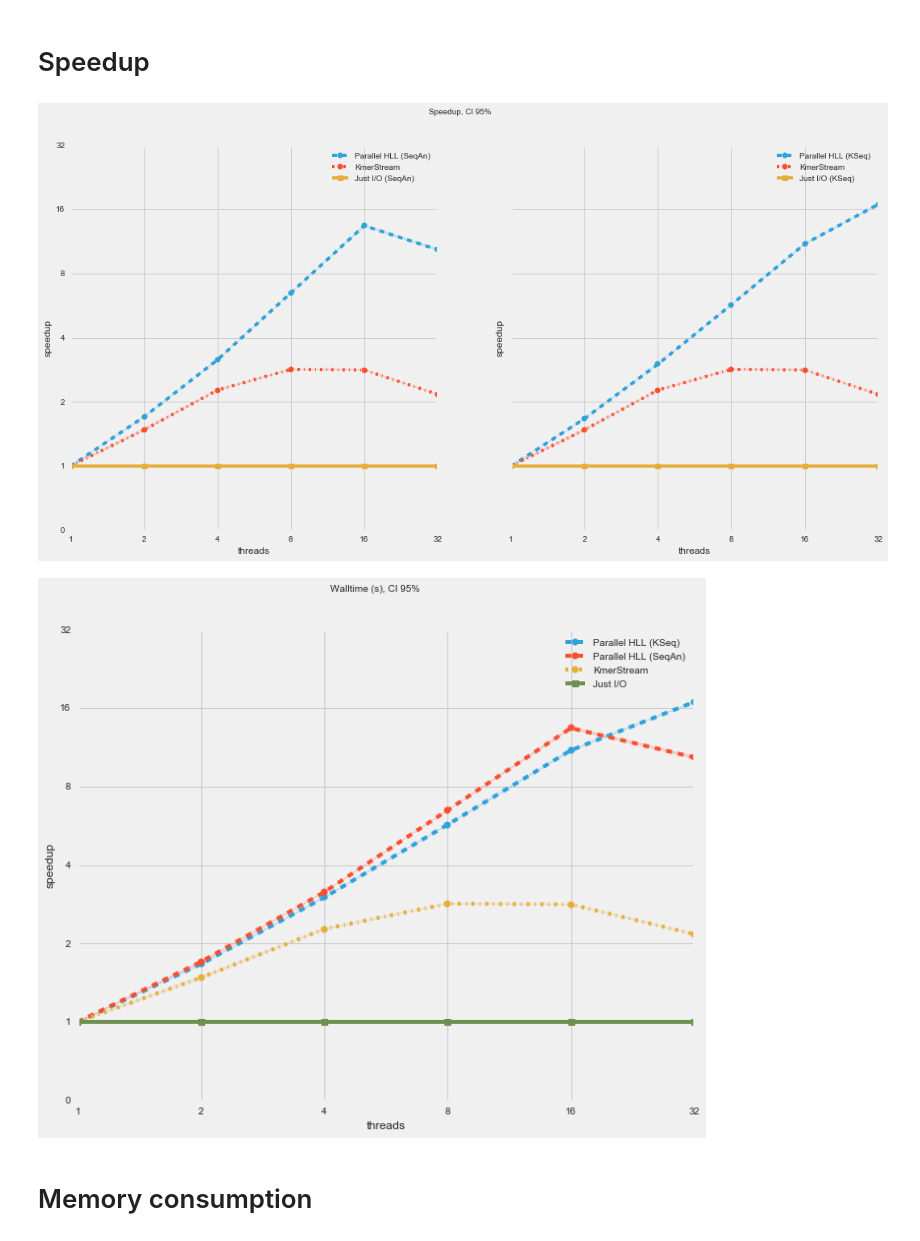
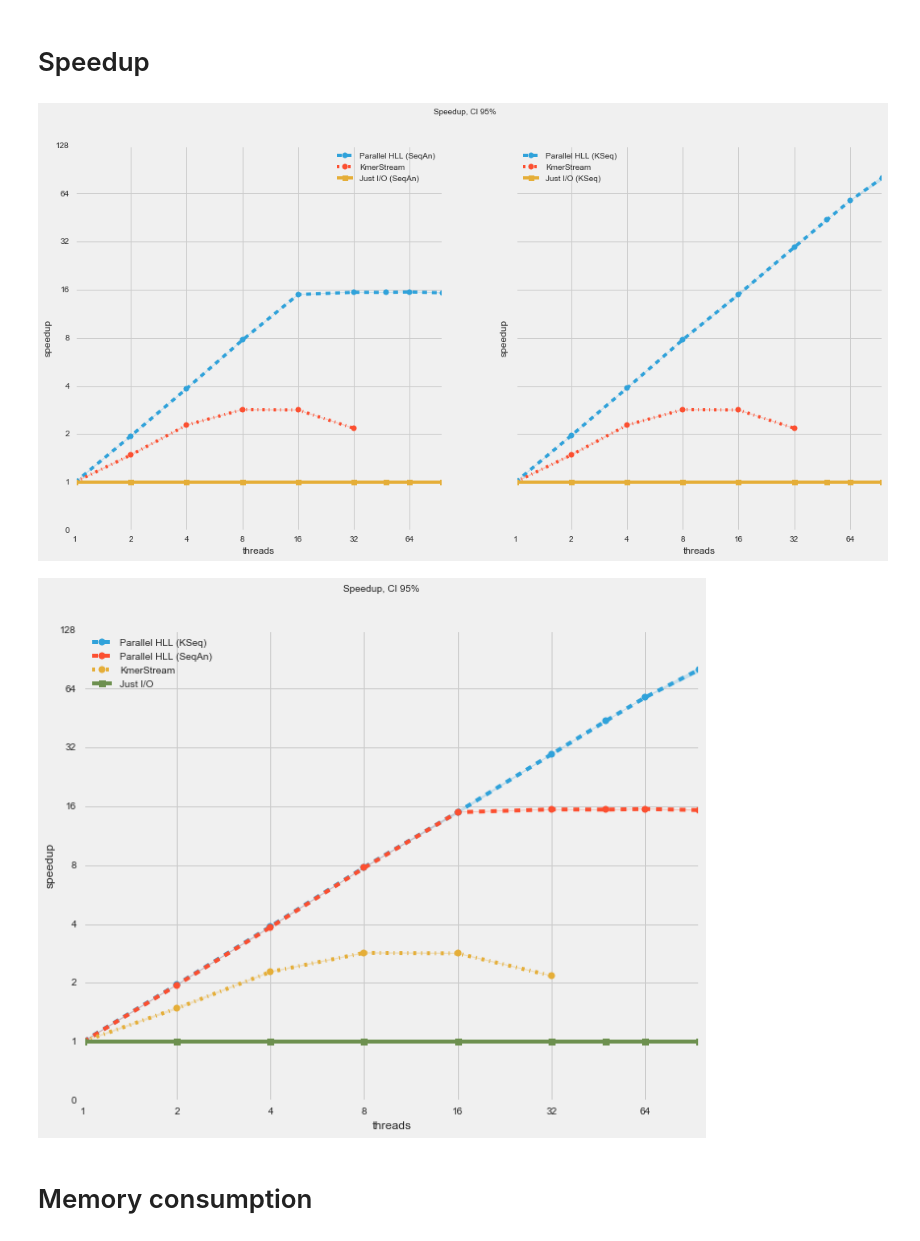
Before and after one commit to luizirber/2014-hll-counter, a Jupyter notebook: notebooks/Figures.ipynb, the cells around one changed output. Cells and saved outputs as stored; diff of their text form; code cells hidden in the pictures.

```diff
--- a/notebooks/Figures.ipynb
+++ b/notebooks/Figures.ipynb
@@ -30,7 +30,8 @@ import seaborn as sns
 STYLE = 'fivethirtyeight'
 # %%
 %run ../scripts/bench_to_csv.py
-THREADS=[1,2,4,8,16,32]
+THREADS=[1,2,4,8,16,32,48,64,96]
+THREADS_KMERSTREAM=[1,2,4,8,16,32]
 REPLICATES = range(1, 11)
 
 LINESTYLES = {
@@ -88,7 +89,7 @@ summary_hll_kseq['condition'] = 'Parallel HLL (KSeq)'
 summary_hll_seqan = parse_exp('unique-kmers-seqan', REPLICATES, threads=THREADS, dir='../benchmarks')
 summary_hll_seqan['condition'] = 'Parallel HLL (SeqAn)'
 
-summary_kmerstream = parse_exp('kmerstream', REPLICATES, threads=THREADS, dir='../benchmarks')
+summary_kmerstream = parse_exp('kmerstream', REPLICATES, threads=THREADS_KMERSTREAM, dir='../benchmarks')
 summary_kmerstream['condition'] = 'KmerStream'
 # %%
 io = {}
@@ -139,26 +140,26 @@ add_speedup(summary_kmerstream)
 # %%
 with plt.style.context(STYLE):
     fig, (ax1, ax2) = plt.subplots(1, 2, figsize=(16, 8), sharey=True)
     tsplot([summary_hll_kseq, summary_kmerstream, io['kseq']],
            "speedup",
            ax2)
     tsplot([summary_hll_seqan, summary_kmerstream, io['seqan']],
            "speedup",
            ax1)
     fig.suptitle("Speedup, CI 95%")
     fig.savefig('../manuscript/figures/io_bound_speedup.pdf')
 
 io['seqan']['condition'] = 'Just I/O'
 with plt.style.context(STYLE):
     fig = plt.figure(figsize=(10, 8))
     tsplot([summary_hll_kseq, summary_hll_seqan, summary_kmerstream, io['seqan']],
            "speedup",
            fig.gca())
-    fig.suptitle("Walltime (s), CI 95%")
+    fig.suptitle("Speedup, CI 95%")
     fig.savefig('../manuscript/figures/io_bound_speedup.pdf')
 # %% [output]
-[figure, old version]
+[figure, new version]
-[figure, old version]
+[figure, new version]
 # %% [markdown]
 # Memory consumption
 # %%
```
Also changed, not shown: parts of 14 cells of this notebook, 1 other file.
